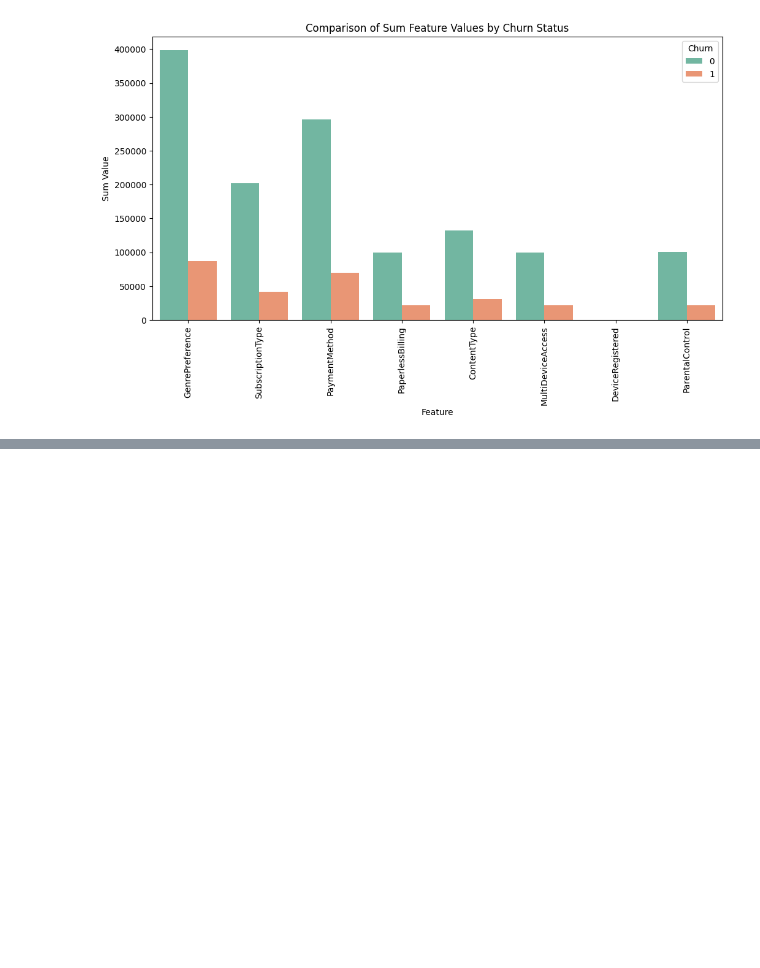
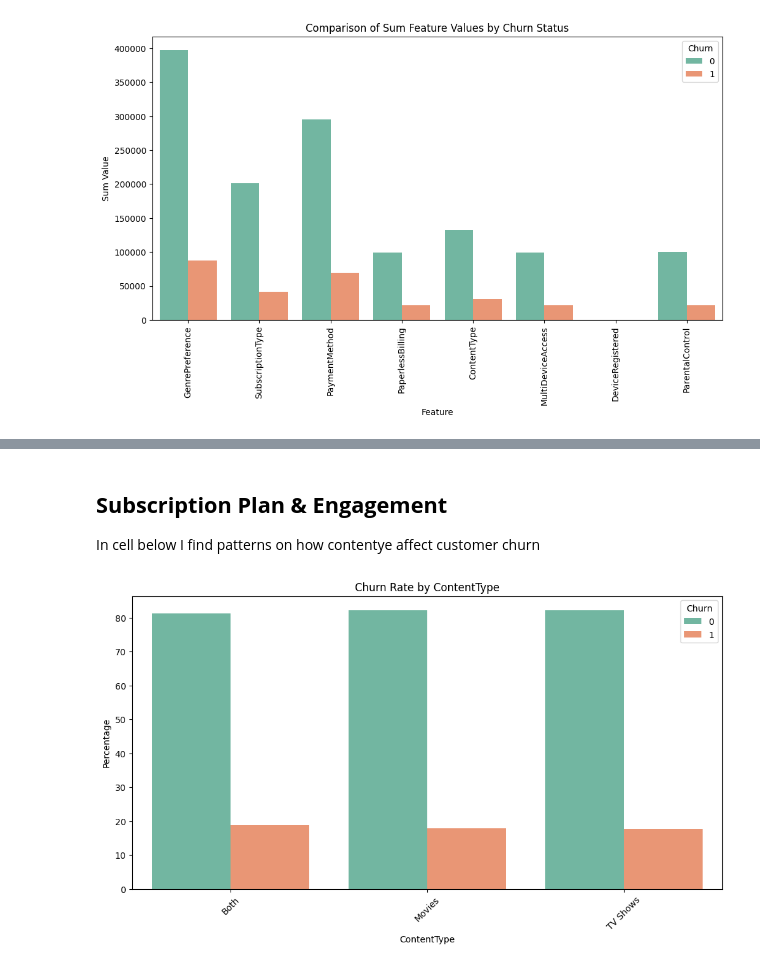
Before and after one commit to RonnyMuthomi/Predictive-Analytic-for-Customer-Churn, a Jupyter notebook: index.ipynb, the cells around one changed output, grey strips where cells are left out. Saved outputs shown, nothing was run; the diff lists cells and outputs as text; code cells hidden in the pictures; blank space fills up the shorter version.

```diff
--- a/index.ipynb
+++ b/index.ipynb
@@ -624,0 +844,23 @@ plt.show()
+# %% [markdown]
+## **Subscription Plan & Engagement**
+
+In cell below I find patterns on how contentye affect customer churn
+# %%
+# group by
+contenttype_grouped = churn_df.groupby(['Churn', 'ContentType']).size().reset_index(name='Count')
+
+# Normalize to get percentages within each genre
+
+contenttype_grouped['Percent'] = contenttype_grouped.groupby('ContentType')['Count'].transform(lambda x: x / x.sum() * 100)
+
+# plot
+fig, ax=plt.subplots(figsize=(12, 6))
+sns.barplot(x='ContentType', y='Percent', hue='Churn', data=contenttype_grouped, palette='Set2')
+ax.set_title('Churn Rate by ContentType')
+ax.set_xlabel('ContentType')
+ax.set_ylabel('Percentage')
+ax.tick_params(axis='x', rotation=45)
+ax.legend(title='Churn')
+plt.show()
+# %% [output]
+[figure, added]
```
Also changed, not shown: parts of 27 cells of this notebook.
